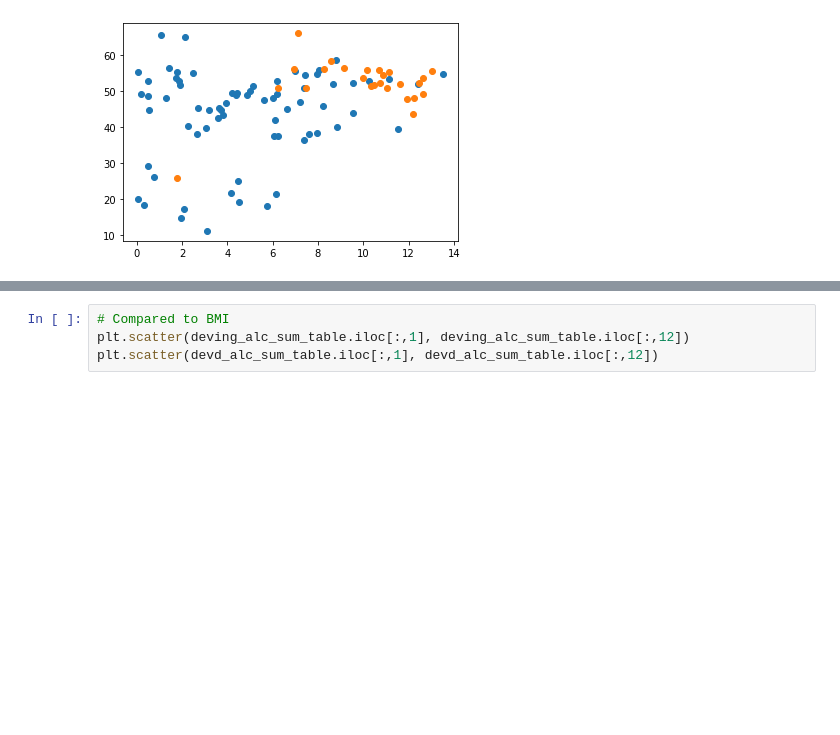
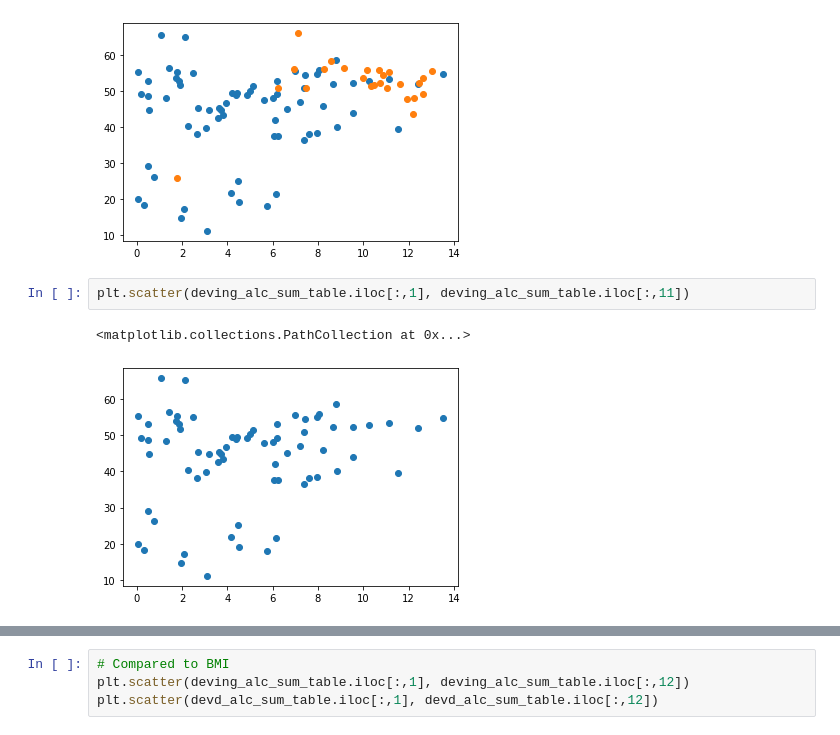
Before and after one commit to joshuadroid/tiger_team_project, a Jupyter notebook: joshfile.ipynb, the cells around one changed output, grey strips where cells are left out. Cells and saved outputs as stored; diff of their text form; blank space fills up the shorter version.

```diff
--- a/joshfile.ipynb
+++ b/joshfile.ipynb
@@ -243,3 +251,8 @@ plt.scatter(devd_alc_sum_table.iloc[:,1], devd_alc_sum_table.iloc[:,11])
 # %% [output]
 <matplotlib.collections.PathCollection at 0x...>
 [figure]
+# %%
+plt.scatter(deving_alc_sum_table.iloc[:,1], deving_alc_sum_table.iloc[:,11])
+# %% [output]
+<matplotlib.collections.PathCollection at 0x...>
+[figure, added]
```
Also changed, not shown: parts of 5 cells of this notebook.
